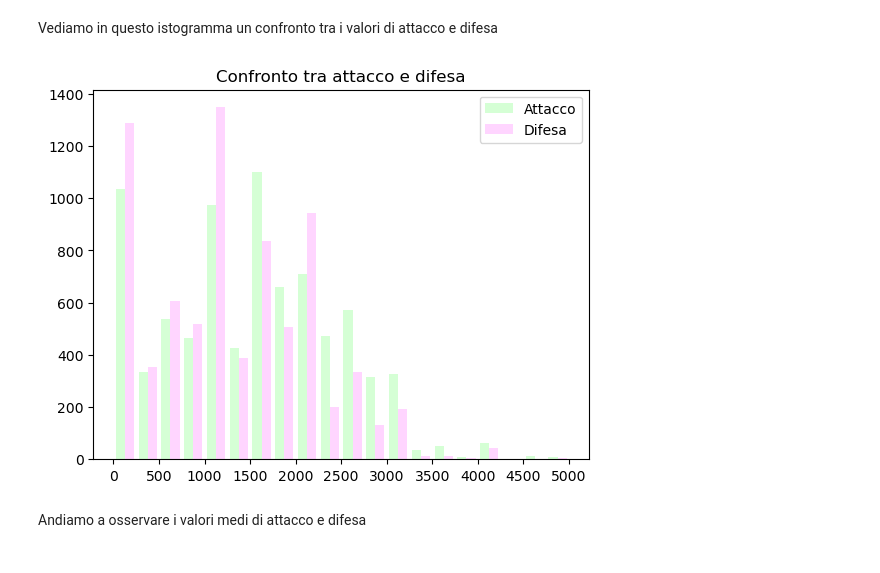
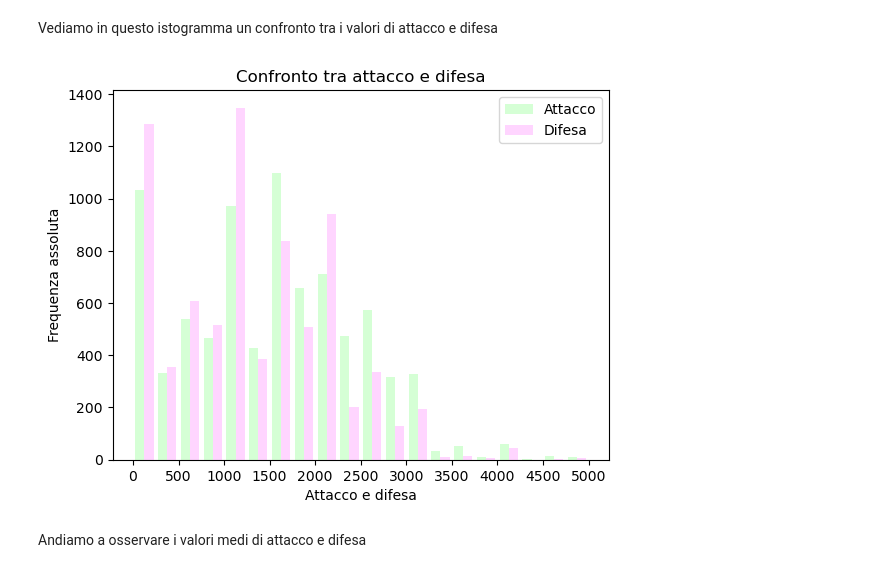
Before and after one commit to MattiaOldani/Visualizzazione-Scientifica, a Jupyter notebook: notebook/notebook.ipynb, the cells around one changed output. Saved outputs shown, nothing was run; the diff lists cells and outputs as text; code cells hidden in the pictures.

```diff
--- a/notebook/notebook.ipynb
+++ b/notebook/notebook.ipynb
@@ -328,13 +332,16 @@ Vediamo in questo istogramma un confronto tra i valori di attacco e difesa
 # %%
 plt.title("Confronto tra attacco e difesa")
 
 plt.hist([atk,def_], bins=20, color=['#d5ffd5','#ffd5ff'])
 plt.legend(["Attacco","Difesa"])
 plt.xticks([i for i in range(0,5001,500)])
+plt.xlabel("Attacco e difesa")
+plt.ylabel("Frequenza assoluta")
 
-plt.show()
+#plt.show()
+plt.savefig("../images/notebook/attacco_difesa.png", dpi=300, bbox_inches='tight', transparent=True)
 # %% [output]
-[figure, old version]
+[figure, new version]
 # %% [markdown]
 Andiamo a osservare i valori medi di attacco e difesa
 # %%
```
Also changed, not shown: parts of 5 cells of this notebook, 4 other files.
